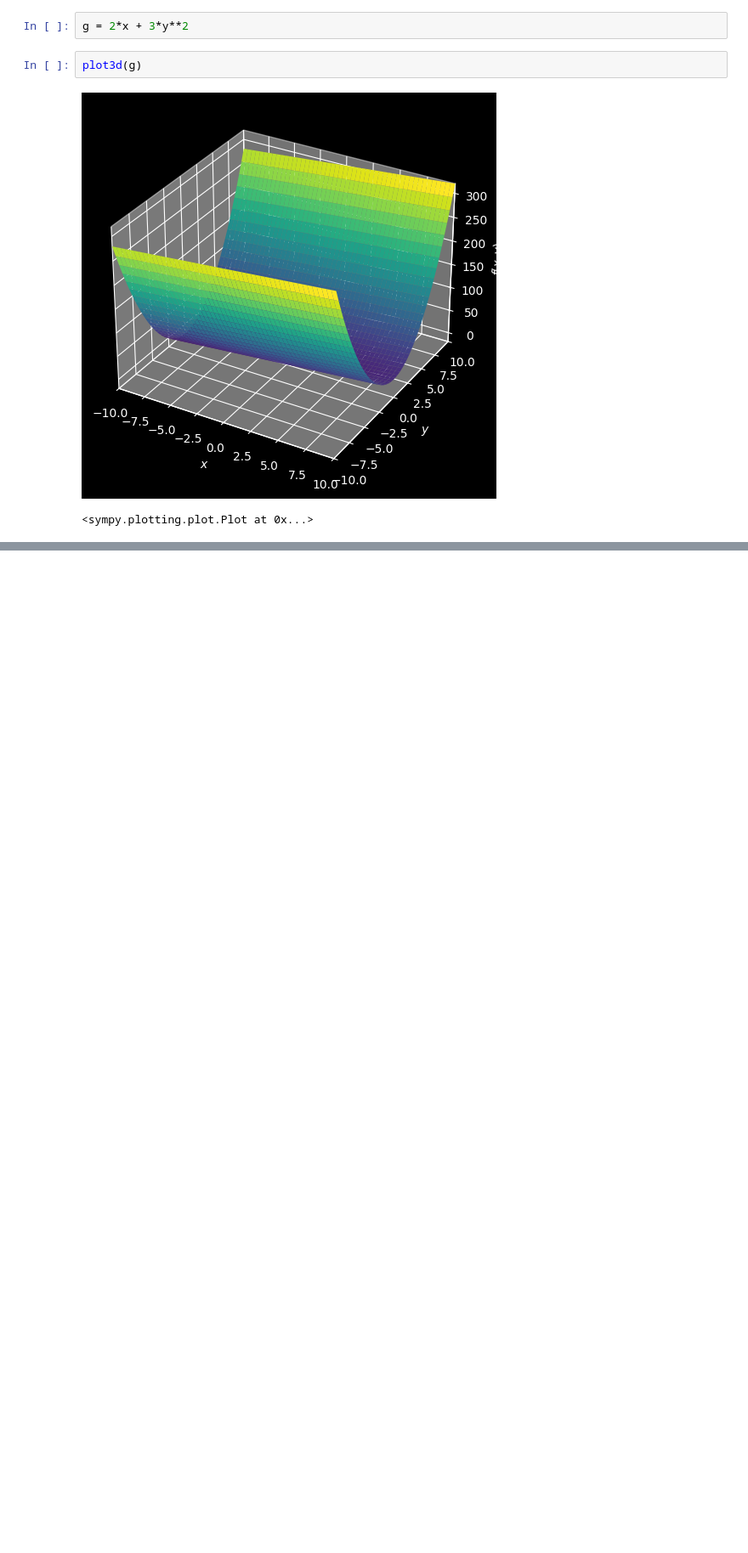
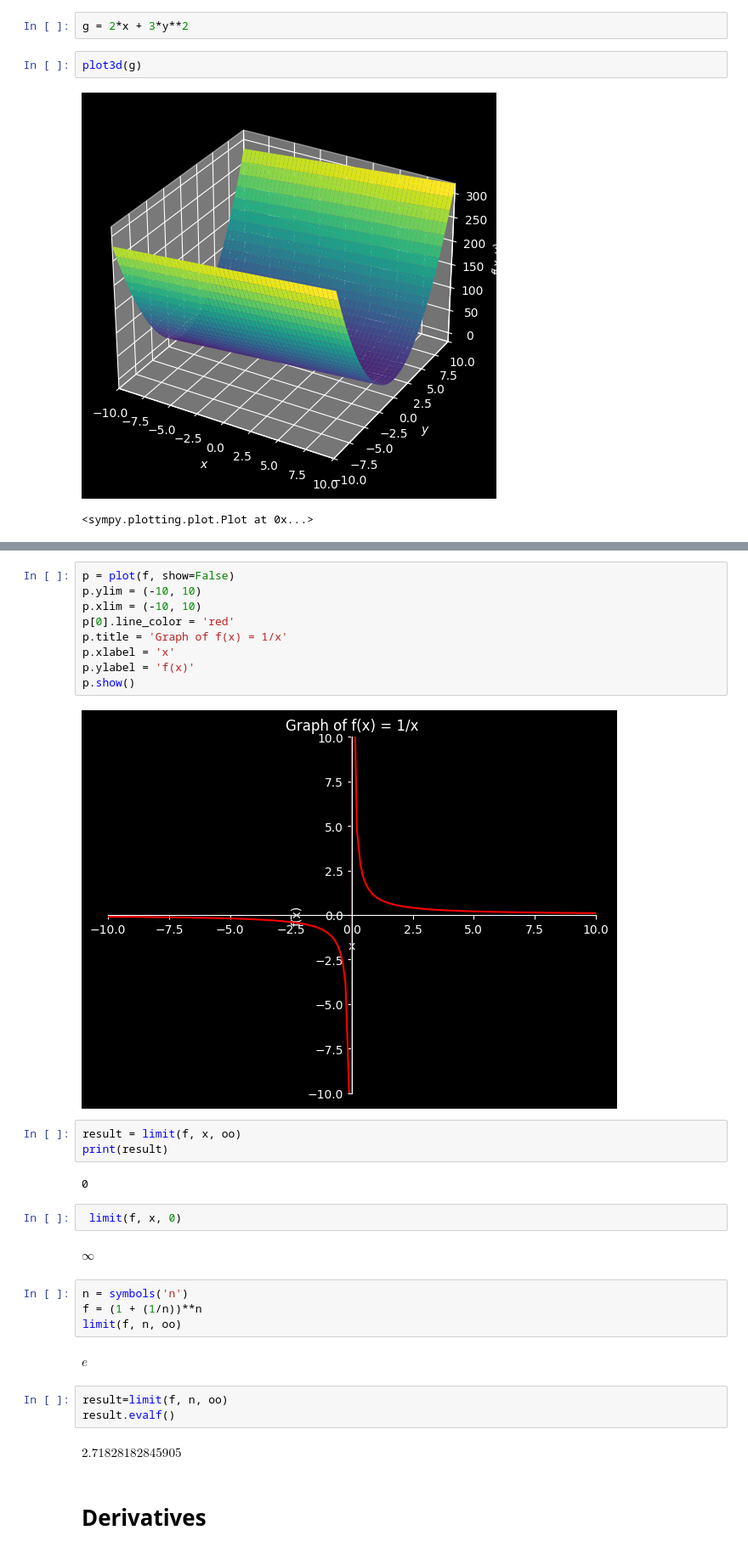
Before and after one commit to francoisbonnard/Math, a Jupyter notebook: datascience/sympyTest.ipynb, the cells around one changed output, grey strips where cells are left out. Shown at 85% size. Saved outputs shown, nothing was run; the diff lists cells and outputs as text; blank space fills up the shorter version.

Commit message:
derivatives

```diff
--- a/datascience/sympyTest.ipynb
+++ b/datascience/sympyTest.ipynb
@@ -38,0 +119,33 @@ plot3d(g)
+# %%
+p = plot(f, show=False)
+p.ylim = (-10, 10)
+p.xlim = (-10, 10)
+p[0].line_color = 'red'
+p.title = 'Graph of f(x) = 1/x'
+p.xlabel = 'x'
+p.ylabel = 'f(x)'
+p.show()
+# %% [output]
+[figure, added]
+# %%
+result = limit(f, x, oo)
+print(result)
+# %% [output]
+0
+# %%
+ limit(f, x, 0)
+# %% [output]
+$\displaystyle \infty$
+# %%
+n = symbols('n')
+f = (1 + (1/n))**n
+limit(f, n, oo)
+# %% [output]
+$\displaystyle e$
+# %%
+result=limit(f, n, oo)
+result.evalf()
+# %% [output]
+$\displaystyle 2.71828182845905$
+# %% [markdown]
+# Derivatives
```
Also changed, not shown: parts of 28 cells of this notebook.
